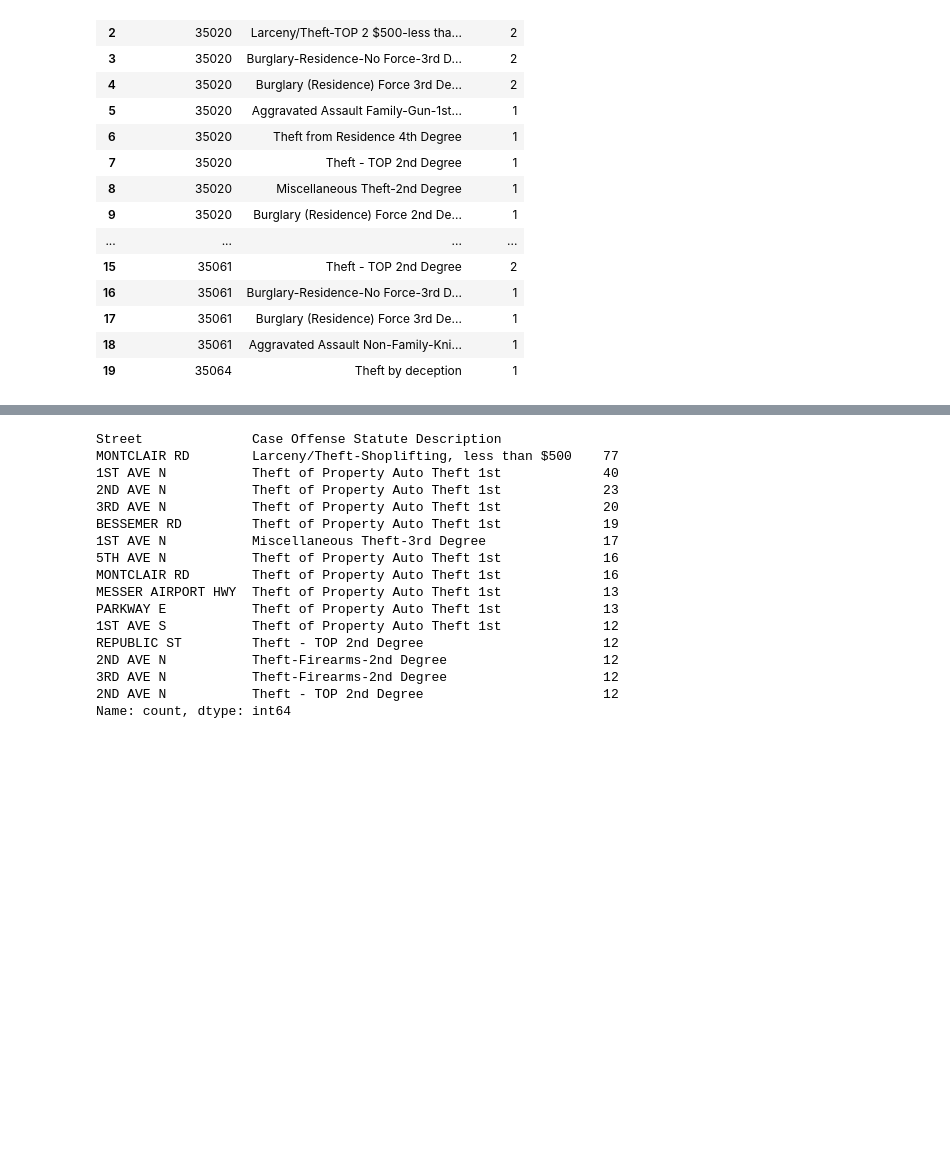
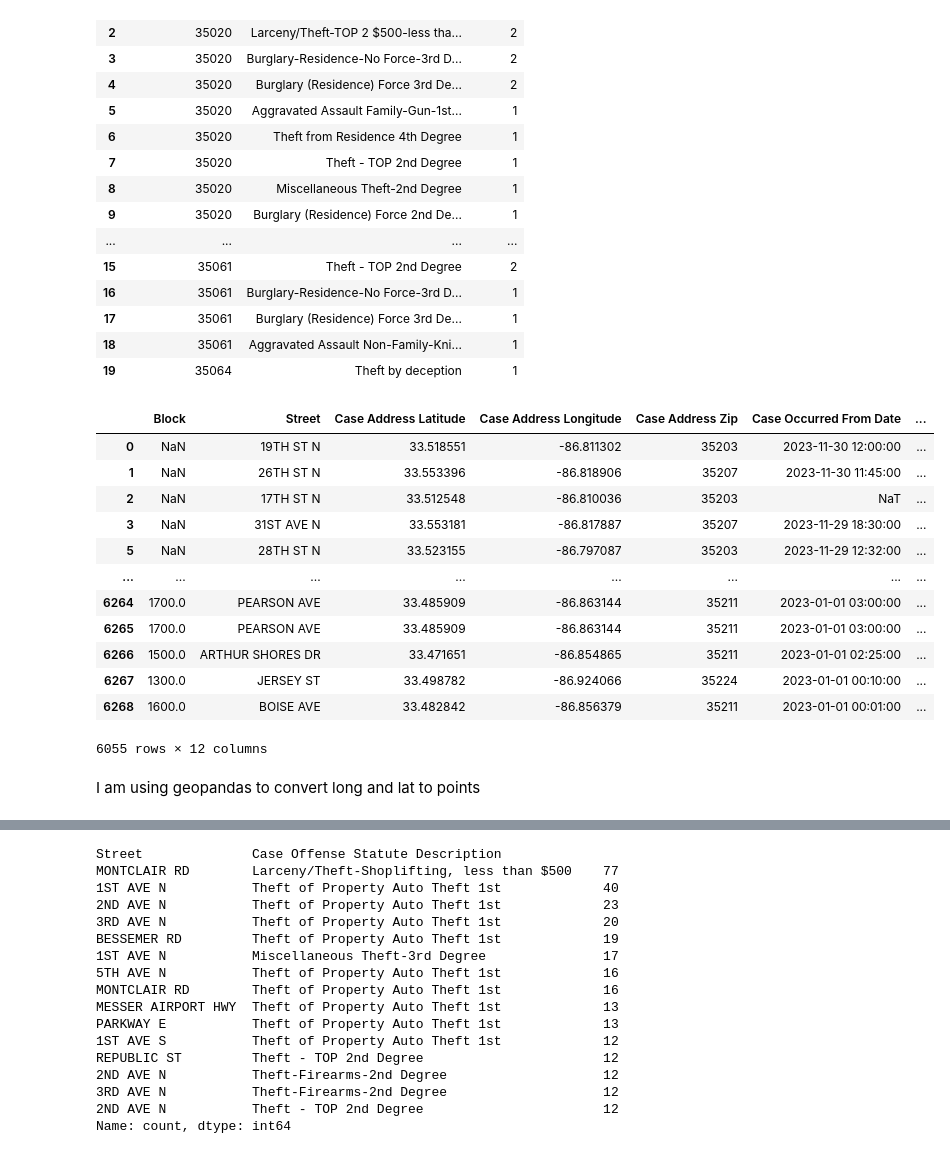
Before and after one commit to Uhuegbu23/crime_unemployment_data, a Jupyter notebook: notebooks/birmingham_crime.ipynb, the cells around one changed output, grey strips where cells are left out. Cells and saved outputs as stored; diff of their text form; code cells hidden in the pictures; blank space fills up the shorter version.

```diff
--- a/notebooks/birmingham_crime.ipynb
+++ b/notebooks/birmingham_crime.ipynb
@@ -243,3 +325,22 @@ num_offense_per_zip_df
 | 17 | 35061 | Burglary (Residence) Force 3rd De... | 1 |
 | 18 | 35061 | Aggravated Assault Non-Family-Kni... | 1 |
 | 19 | 35064 | Theft by deception | 1 |
+# %%
+birm_crime_df_geo = gpd.GeoDataFrame(birm_crime_df, geometry=gpd.points_from_xy(birm_crime_df['Case Address Longitude'], birm_crime_df['Case Address Latitude']))
+birm_crime_df_geo
+# %% [output]
+|  | Block | Street | Case Address Latitude | Case Address Longitude | Case Address Zip | Case Occurred From Date | ... |
+| 0 | NaN | 19TH ST N | 33.518551 | -86.811302 | 35203 | 2023-11-30 12:00:00 | ... |
+| 1 | NaN | 26TH ST N | 33.553396 | -86.818906 | 35207 | 2023-11-30 11:45:00 | ... |
+| 2 | NaN | 17TH ST N | 33.512548 | -86.810036 | 35203 | NaT | ... |
+| 3 | NaN | 31ST AVE N | 33.553181 | -86.817887 | 35207 | 2023-11-29 18:30:00 | ... |
+| 5 | NaN | 28TH ST N | 33.523155 | -86.797087 | 35203 | 2023-11-29 12:32:00 | ... |
+| ... | ... | ... | ... | ... | ... | ... | ... |
+| 6264 | 1700.0 | PEARSON AVE | 33.485909 | -86.863144 | 35211 | 2023-01-01 03:00:00 | ... |
+| 6265 | 1700.0 | PEARSON AVE | 33.485909 | -86.863144 | 35211 | 2023-01-01 03:00:00 | ... |
+| 6266 | 1500.0 | ARTHUR SHORES DR | 33.471651 | -86.854865 | 35211 | 2023-01-01 02:25:00 | ... |
+| 6267 | 1300.0 | JERSEY ST | 33.498782 | -86.924066 | 35224 | 2023-01-01 00:10:00 | ... |
+| 6268 | 1600.0 | BOISE AVE | 33.482842 | -86.856379 | 35211 | 2023-01-01 00:01:00 | ... |
+6055 rows × 12 columns
+# %% [markdown]
+I am using geopandas to convert long and lat to points
```
Also changed, not shown: parts of 83 cells of this notebook.
